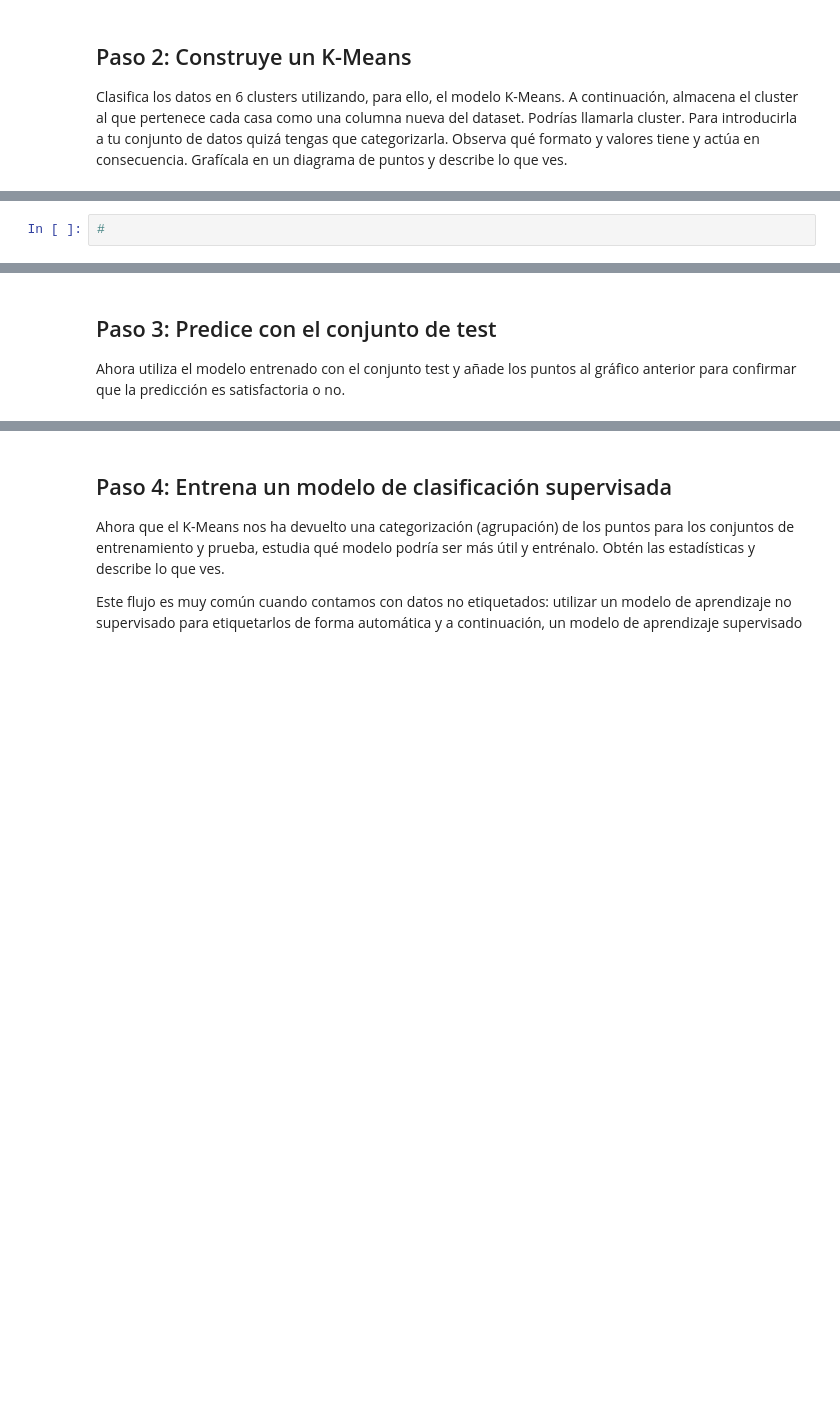
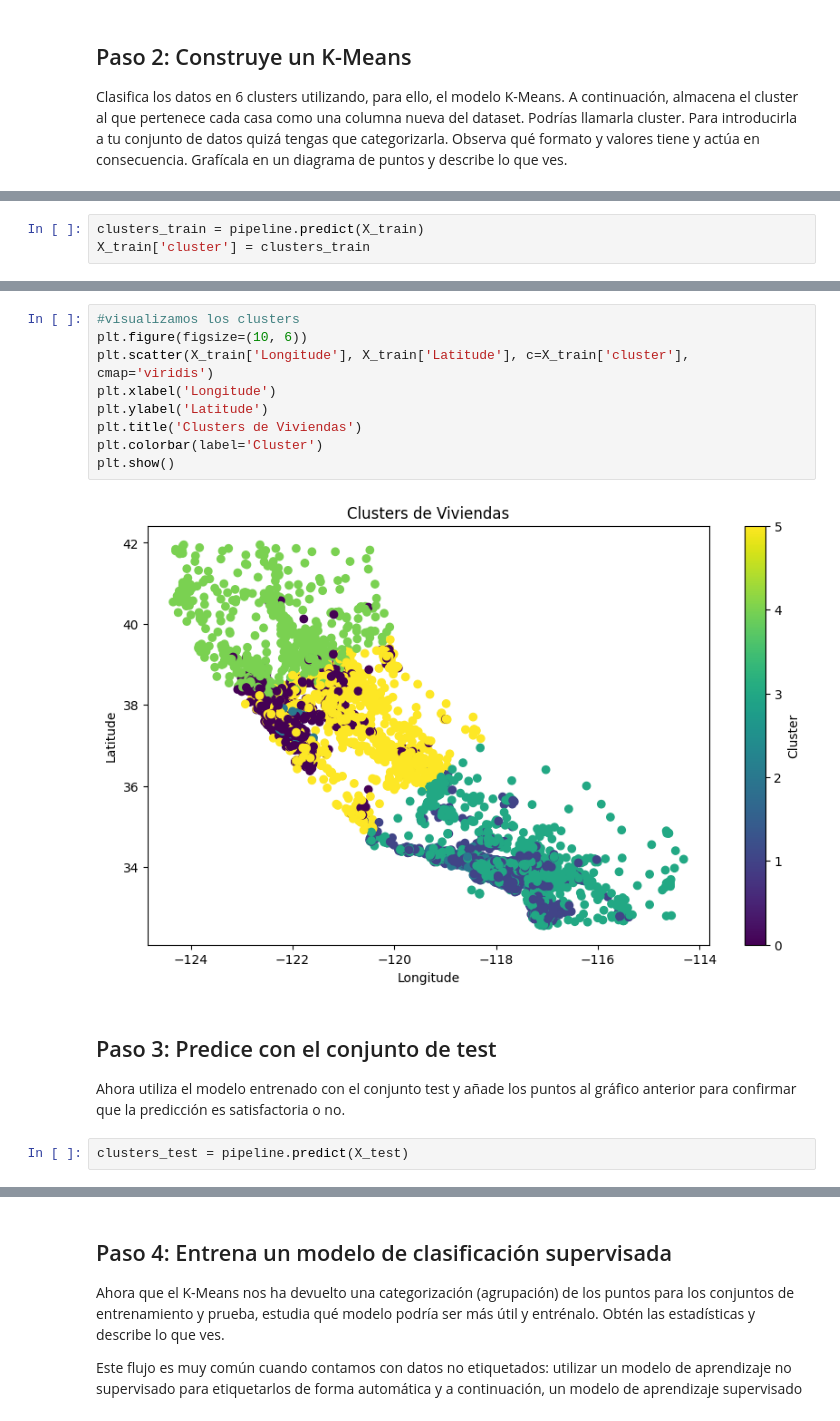
Before and after one commit to 4GeeksAcademy/ekbalam11-machine-learning, a Jupyter notebook: src/09-k-means-housing.ipynb, the cells around one changed output, grey strips where cells are left out. Saved outputs shown, nothing was run; the diff lists cells and outputs as text; blank space fills up the shorter version.

```diff
--- a/src/09-k-means-housing.ipynb
+++ b/src/09-k-means-housing.ipynb
@@ -76,4 +74,5 @@ pipeline.fit(X_train)
 Pipeline(steps=[('scaler', StandardScaler()),
                 ('kmeans', KMeans(n_clusters=6, random_state=42))])
 # %%
-#
+clusters_train = pipeline.predict(X_train)
+X_train['cluster'] = clusters_train
@@ -80,4 +88,17 @@ Pipeline(steps=[('scaler', StandardScaler()),
+# %%
+#visualizamos los clusters
+plt.figure(figsize=(10, 6))
+plt.scatter(X_train['Longitude'], X_train['Latitude'], c=X_train['cluster'], cmap='viridis')
+plt.xlabel('Longitude')
+plt.ylabel('Latitude')
+plt.title('Clusters de Viviendas')
+plt.colorbar(label='Cluster')
+plt.show()
+# %% [output]
+[figure, added]
 # %% [markdown]
 ## Paso 3: Predice con el conjunto de test
 
 Ahora utiliza el modelo entrenado con el conjunto test y añade los puntos al gráfico anterior para confirmar que la predicción es satisfactoria o no.
+# %%
+clusters_test = pipeline.predict(X_test)
```
Also changed, not shown: parts of 12 cells of this notebook, 2 other files.
